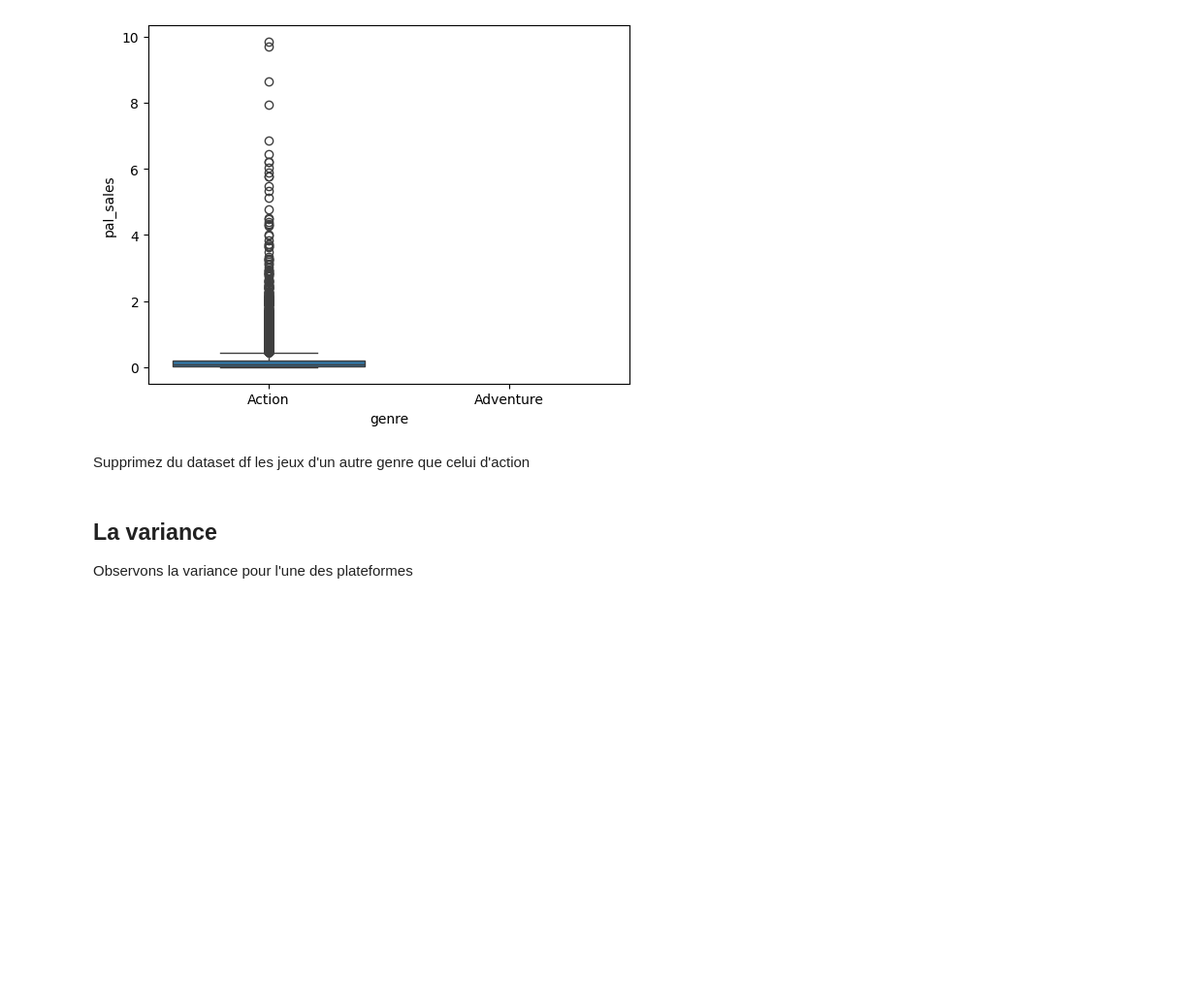
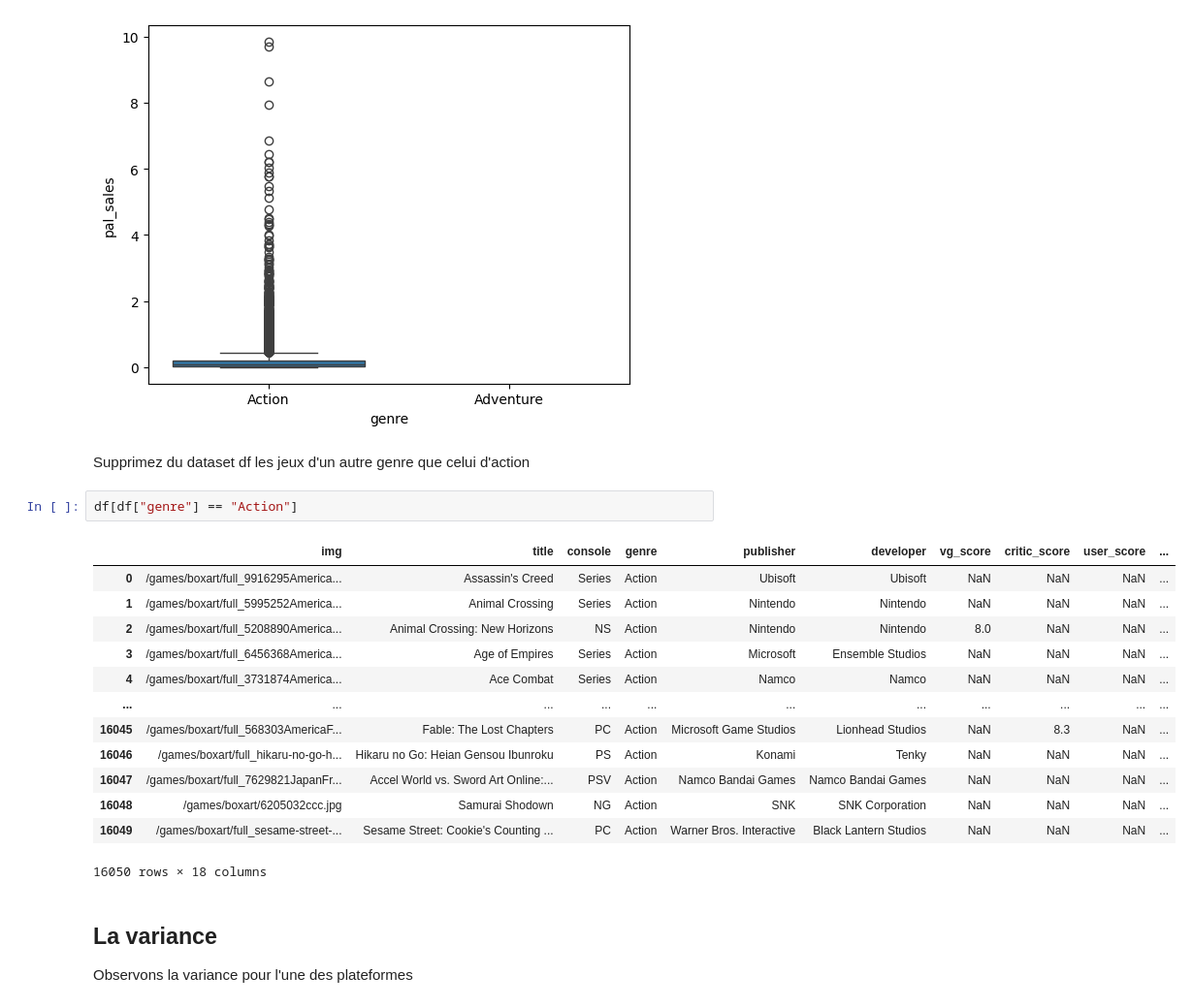
Before and after one commit to Darksword333/TP-IA, a Jupyter notebook: TP1/Sujet_etudiant_TP Jeux video Python.ipynb, the cells around one changed output. Shown: that part at 97% size. Drawn from its saved outputs; the diff is of its cells as text; blank space fills up the shorter version.

```diff
--- a/TP1/Sujet_etudiant_TP Jeux video Python.ipynb
+++ b/TP1/Sujet_etudiant_TP Jeux video Python.ipynb
@@ -132,6 +161,22 @@ sns.boxplot(x='genre', y='pal_sales', data=df)
 [figure]
 # %% [markdown]
 Supprimez du dataset df les jeux d'un autre genre que celui d'action
+# %%
+df[df["genre"] == "Action"]
+# %% [output]
+|  | img | title | console | genre | publisher | developer | vg_score | critic_score | user_score | ... |
+| 0 | /games/boxart/full_9916295America... | Assassin's Creed | Series | Action | Ubisoft | Ubisoft | NaN | NaN | NaN | ... |
+| 1 | /games/boxart/full_5995252America... | Animal Crossing | Series | Action | Nintendo | Nintendo | NaN | NaN | NaN | ... |
+| 2 | /games/boxart/full_5208890America... | Animal Crossing: New Horizons | NS | Action | Nintendo | Nintendo | 8.0 | NaN | NaN | ... |
+| 3 | /games/boxart/full_6456368America... | Age of Empires | Series | Action | Microsoft | Ensemble Studios | NaN | NaN | NaN | ... |
+| 4 | /games/boxart/full_3731874America... | Ace Combat | Series | Action | Namco | Namco | NaN | NaN | NaN | ... |
+| ... | ... | ... | ... | ... | ... | ... | ... | ... | ... | ... |
+| 16045 | /games/boxart/full_568303AmericaF... | Fable: The Lost Chapters | PC | Action | Microsoft Game Studios | Lionhead Studios | NaN | 8.3 | NaN | ... |
+| 16046 | /games/boxart/full_hikaru-no-go-h... | Hikaru no Go: Heian Gensou Ibunroku | PS | Action | Konami | Tenky | NaN | NaN | NaN | ... |
+| 16047 | /games/boxart/full_7629821JapanFr... | Accel World vs. Sword Art Online:... | PSV | Action | Namco Bandai Games | Namco Bandai Games | NaN | NaN | NaN | ... |
+| 16048 | /games/boxart/6205032ccc.jpg | Samurai Shodown | NG | Action | SNK | SNK Corporation | NaN | NaN | NaN | ... |
+| 16049 | /games/boxart/full_sesame-street-... | Sesame Street: Cookie's Counting ... | PC | Action | Warner Bros. Interactive | Black Lantern Studios | NaN | NaN | NaN | ... |
+16050 rows × 18 columns
 # %% [markdown]
 ## La variance
 
```
Also changed, not shown: parts of 23 cells of this notebook.
